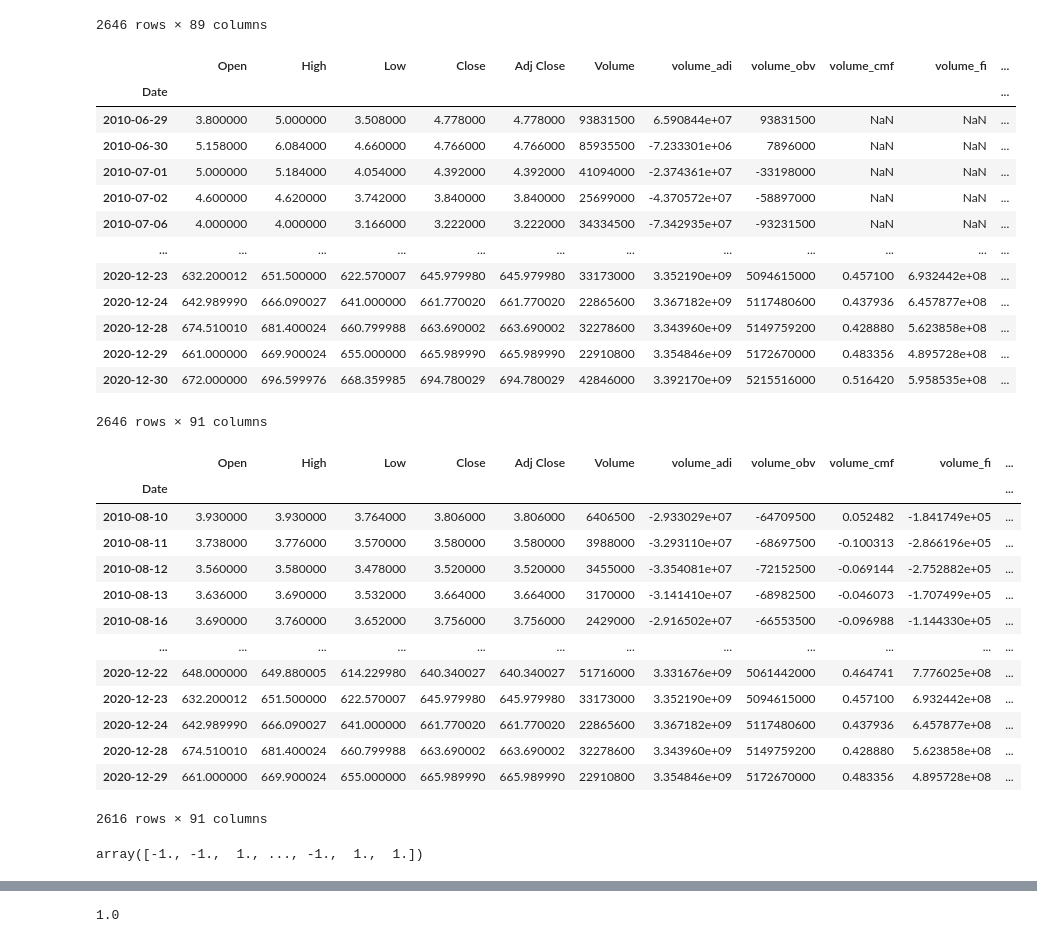
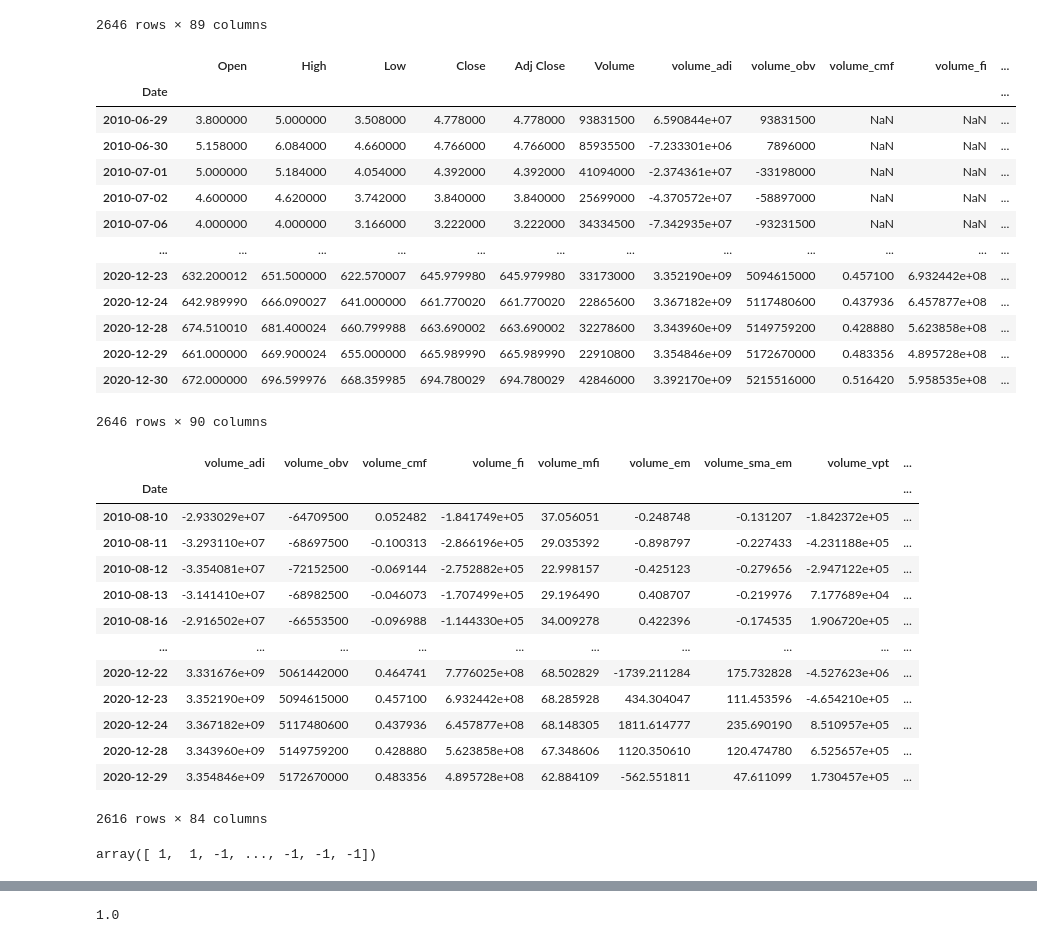
Before and after one commit to sergio-cabrales/python-semana-4, a Jupyter notebook: MachineLearningFULL_V2.ipynb, the cells around one changed output, grey strips where cells are left out. Saved outputs shown, nothing was run; the diff lists cells and outputs as text; code cells hidden in the pictures.

```diff
--- a/MachineLearningFULL_V2.ipynb
+++ b/MachineLearningFULL_V2.ipynb
@@ -99,9 +99,9 @@ df = dropna(df)
 2646 rows × 89 columns
 # %%
 # Create the Target column
-# df['Target'] = np.where(df['Close'].shift(-1) > df['Open'].shift(-1), +1, -1)
-df['Up_Down'] = np.where(df['Close'] > df['Open'], 1, -1)
-df['Target'] = df['Up_Down'].shift(-1)
+df['Target'] = np.where(df['Close'] > df['Close'].shift(-1), +1, -1)
+#df['Up_Down'] = np.where(df['Close'] > df['Open'], 1, -1)
+#df['Target'] = df['Up_Down'].shift(-1)
 # Show the data
 df
 # %% [output]
@@ -118,37 +118,37 @@ df
 | 2020-12-28 | 674.510010 | 681.400024 | 660.799988 | 663.690002 | 663.690002 | 32278600 | 3.343960e+09 | 5149759200 | 0.428880 | 5.623858e+08 | ... |
 | 2020-12-29 | 661.000000 | 669.900024 | 655.000000 | 665.989990 | 665.989990 | 22910800 | 3.354846e+09 | 5172670000 | 0.483356 | 4.895728e+08 | ... |
 | 2020-12-30 | 672.000000 | 696.599976 | 668.359985 | 694.780029 | 694.780029 | 42846000 | 3.392170e+09 | 5215516000 | 0.516420 | 5.958535e+08 | ... |
-2646 rows × 91 columns
+2646 rows × 90 columns
 # %%
 #Remove the first 29 days of data
 df = df[29:]
 #Remove the last day of data
 df = df[:-1]
 # Clean NaN values
 # df = dropna(df)
-# df = df.drop(columns=['High','Low','Open','Close','Volume','Adj Close'])
+df = df.drop(columns=['High','Low','Open','Close','Volume','Adj Close'])
 df
 # %% [output]
-|  | Open | High | Low | Close | Adj Close | Volume | volume_adi | volume_obv | volume_cmf | volume_fi | ... |
-| Date |  |  |  |  |  |  |  |  |  |  | ... |
-| 2010-08-10 | 3.930000 | 3.930000 | 3.764000 | 3.806000 | 3.806000 | 6406500 | -2.933029e+07 | -64709500 | 0.052482 | -1.841749e+05 | ... |
-| 2010-08-11 | 3.738000 | 3.776000 | 3.570000 | 3.580000 | 3.580000 | 3988000 | -3.293110e+07 | -68697500 | -0.100313 | -2.866196e+05 | ... |
-| 2010-08-12 | 3.560000 | 3.580000 | 3.478000 | 3.520000 | 3.520000 | 3455000 | -3.354081e+07 | -72152500 | -0.069144 | -2.752882e+05 | ... |
-| 2010-08-13 | 3.636000 | 3.690000 | 3.532000 | 3.664000 | 3.664000 | 3170000 | -3.141410e+07 | -68982500 | -0.046073 | -1.707499e+05 | ... |
-| 2010-08-16 | 3.690000 | 3.760000 | 3.652000 | 3.756000 | 3.756000 | 2429000 | -2.916502e+07 | -66553500 | -0.096988 | -1.144330e+05 | ... |
-| ... | ... | ... | ... | ... | ... | ... | ... | ... | ... | ... | ... |
-| 2020-12-22 | 648.000000 | 649.880005 | 614.229980 | 640.340027 | 640.340027 | 51716000 | 3.331676e+09 | 5061442000 | 0.464741 | 7.776025e+08 | ... |
-| 2020-12-23 | 632.200012 | 651.500000 | 622.570007 | 645.979980 | 645.979980 | 33173000 | 3.352190e+09 | 5094615000 | 0.457100 | 6.932442e+08 | ... |
-| 2020-12-24 | 642.989990 | 666.090027 | 641.000000 | 661.770020 | 661.770020 | 22865600 | 3.367182e+09 | 5117480600 | 0.437936 | 6.457877e+08 | ... |
-| 2020-12-28 | 674.510010 | 681.400024 | 660.799988 | 663.690002 | 663.690002 | 32278600 | 3.343960e+09 | 5149759200 | 0.428880 | 5.623858e+08 | ... |
-| 2020-12-29 | 661.000000 | 669.900024 | 655.000000 | 665.989990 | 665.989990 | 22910800 | 3.354846e+09 | 5172670000 | 0.483356 | 4.895728e+08 | ... |
+|  | volume_adi | volume_obv | volume_cmf | volume_fi | volume_mfi | volume_em | volume_sma_em | volume_vpt | ... |
+| Date |  |  |  |  |  |  |  |  | ... |
+| 2010-08-10 | -2.933029e+07 | -64709500 | 0.052482 | -1.841749e+05 | 37.056051 | -0.248748 | -0.131207 | -1.842372e+05 | ... |
+| 2010-08-11 | -3.293110e+07 | -68697500 | -0.100313 | -2.866196e+05 | 29.035392 | -0.898797 | -0.227433 | -4.231188e+05 | ... |
+| 2010-08-12 | -3.354081e+07 | -72152500 | -0.069144 | -2.752882e+05 | 22.998157 | -0.425123 | -0.279656 | -2.947122e+05 | ... |
+| 2010-08-13 | -3.141410e+07 | -68982500 | -0.046073 | -1.707499e+05 | 29.196490 | 0.408707 | -0.219976 | 7.177689e+04 | ... |
+| 2010-08-16 | -2.916502e+07 | -66553500 | -0.096988 | -1.144330e+05 | 34.009278 | 0.422396 | -0.174535 | 1.906720e+05 | ... |
+| ... | ... | ... | ... | ... | ... | ... | ... | ... | ... |
+| 2020-12-22 | 3.331676e+09 | 5061442000 | 0.464741 | 7.776025e+08 | 68.502829 | -1739.211284 | 175.732828 | -4.527623e+06 | ... |
+| 2020-12-23 | 3.352190e+09 | 5094615000 | 0.457100 | 6.932442e+08 | 68.285928 | 434.304047 | 111.453596 | -4.654210e+05 | ... |
+| 2020-12-24 | 3.367182e+09 | 5117480600 | 0.437936 | 6.457877e+08 | 68.148305 | 1811.614777 | 235.690190 | 8.510957e+05 | ... |
+| 2020-12-28 | 3.343960e+09 | 5149759200 | 0.428880 | 5.623858e+08 | 67.348606 | 1120.350610 | 120.474780 | 6.525657e+05 | ... |
+| 2020-12-29 | 3.354846e+09 | 5172670000 | 0.483356 | 4.895728e+08 | 62.884109 | -562.551811 | 47.611099 | 1.730457e+05 | ... |
-2616 rows × 91 columns
+2616 rows × 84 columns
 # %%
 #Split tha data set into a feature or independent data set (X) and a Target or dependent data set (Y)
 Y = df['Target'].values
 Y
 # %% [output]
-array([-1., -1.,  1., ..., -1.,  1.,  1.])
+array([ 1,  1, -1, ..., -1, -1, -1])
 # %%
 X = df.drop(columns='Target')
 X
```
Also changed, not shown: parts of 19 cells of this notebook.
